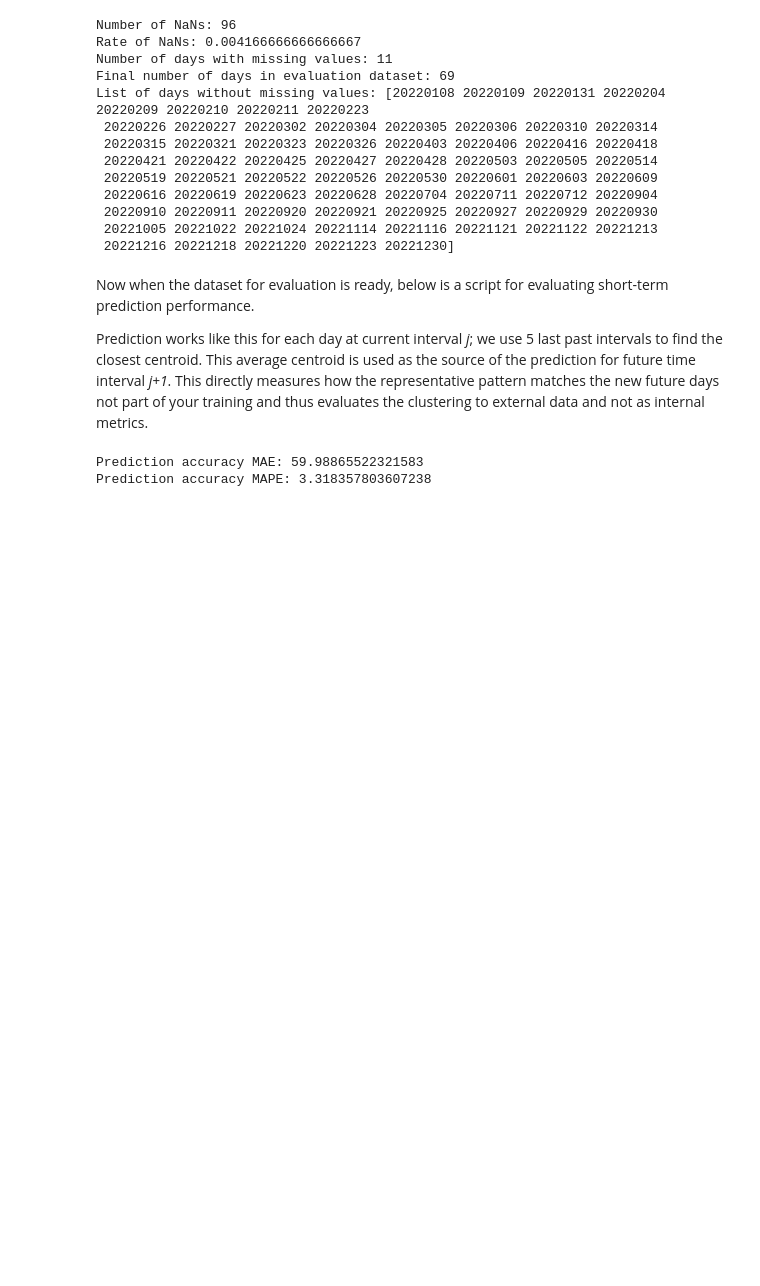
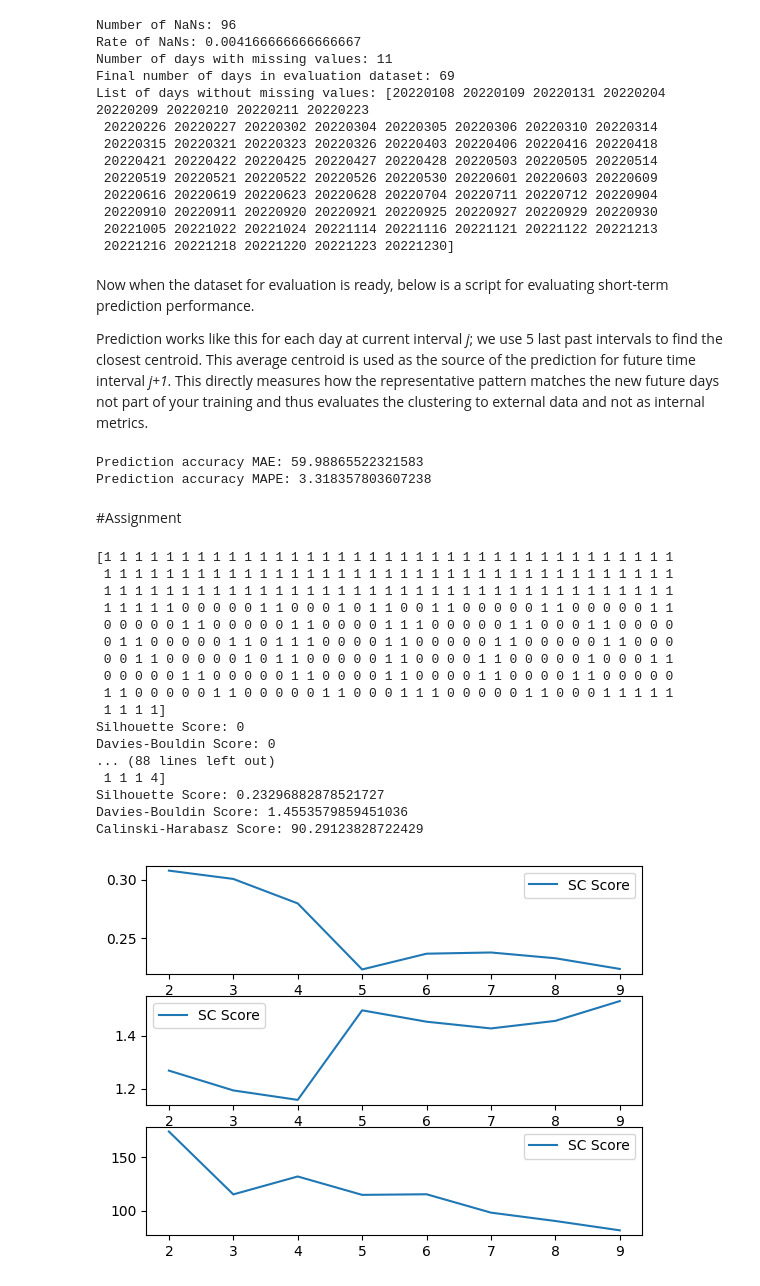
Before and after one commit to zhenliangma/Applied-AI-in-Transportation, a Jupyter notebook: Exercise_5_Clustering/exercise_5_clustering.ipynb, the cells around one changed output. Saved outputs shown, nothing was run; the diff lists cells and outputs as text; code cells hidden in the pictures; blank space fills up the shorter version.

```diff
--- a/Exercise_5_Clustering/exercise_5_clustering.ipynb
+++ b/Exercise_5_Clustering/exercise_5_clustering.ipynb
@@ -761,3 +761,5 @@ print('Prediction accuracy MAPE:', total_mape / prediction_counts)
 # %% [output]
 Prediction accuracy MAE: 59.98865522321583
 Prediction accuracy MAPE: 3.318357803607238
+# %% [markdown]
+#Assignment
@@ -763,0 +773,72 @@ Prediction accuracy MAPE: 3.318357803607238
+# %%
+SC_score =[0,0,0,0,0,0,0,0,0,0,0]
+DB_score =[0,0,0,0,0,0,0,0,0,0,0]
+CH_score =[0,0,0,0,0,0,0,0,0,0,0]
+x = [0,1,2,3,4,5,6,7,8,9,10]
+for i in range(2,10):
+  n_clusters = i
+  clusters = None
+  #print(np.where(nans_per_day > 0)[0])
+  vectorized_day_dataset_no_nans = vectorized_day_dataset[np.where(nans_per_day == 0)[0],:]
+  days_not_nans = days[np.where(nans_per_day == 0)[0]]
+
+  # BELOW lines enables you to comment in and out clustering method you want to use note that GMM have different ouput and thus labels are extracted differently
+  clusters = KMeans(n_clusters=n_clusters, random_state=0, n_init="auto").fit(vectorized_day_dataset_no_nans) # check the parameters at https://scikit-learn.org/stable/modules/generated/sklearn.cluster.KMeans.html
+  #clusters = AgglomerativeClustering(n_clusters=n_clusters,metric='euclidean', linkage='ward').fit(vectorized_day_dataset_no_nans) # check the parameters at https://scikit-learn.org/stable/modules/generated/sklearn.cluster.AgglomerativeClustering.html
+  #clusters = DBSCAN(eps=500, min_samples = 2).fit(vectorized_day_dataset_no_nans) # check the parameters at https://scikit-learn.org/stable/modules/generated/sklearn.cluster.DBSCAN.html
+
+  if clusters is not None:
+    cluster_labels = clusters.labels_
+
+  #cluster_labels = GaussianMixture(n_components=n_clusters).fit(vectorized_day_dataset_no_nans).predict(vectorized_day_dataset_no_nans) #check the parameters at  https://scikit-learn.org/stable/auto_examples/mixture/plot_gmm_init.html#sphx-glr-auto-examples-mixture-plot-gmm-init-py
+
+
+  print(cluster_labels)
+
+
+  # Calculate the Silhouette Score
+  SC_score[i] = silhouette_score(vectorized_day_dataset_no_nans, cluster_labels)
+  # Silhouette Score measures the quality of clusters, higher values indicate better separation.
+
+  # Calculate the Davies-Bouldin Score
+  DB_score[i] = davies_bouldin_score(vectorized_day_dataset_no_nans, cluster_labels)
+  # Davies-Bouldin Score measures the average similarity between each cluster and its most similar cluster, lower values indicate better separation.
+
+  # Calculate the Calinski-Harabasz Score
+  CH_score[i] = calinski_harabasz_score(vectorized_day_dataset_no_nans, cluster_labels)
+  # Calinski-Harabasz Score measures the ratio of between-cluster variance to within-cluster variance, higher values indicate better separation.
+
+  # Print the computed cluster quality scores
+  print('Silhouette Score:', SC_score[i-1])
+  print('Davies-Bouldin Score:', DB_score[i-1])
+  print('Calinski-Harabasz Score:', CH_score[i-1])
+plt.subplot(3, 1, 1)
+plt.plot(x[2:10], SC_score[2:10],label="SC Score")
+plt.legend()
+plt.subplot(3, 1, 2)
+plt.plot(x[2:10], DB_score[2:10],label="SC Score")
+plt.legend()
+plt.subplot(3, 1, 3)
+plt.plot(x[2:10], CH_score[2:10],label="SC Score")
+plt.legend()
+plt.show()
+#4
+# %% [output]
+[1 1 1 1 1 1 1 1 1 1 1 1 1 1 1 1 1 1 1 1 1 1 1 1 1 1 1 1 1 1 1 1 1 1 1 1 1
+ 1 1 1 1 1 1 1 1 1 1 1 1 1 1 1 1 1 1 1 1 1 1 1 1 1 1 1 1 1 1 1 1 1 1 1 1 1
+ 1 1 1 1 1 1 1 1 1 1 1 1 1 1 1 1 1 1 1 1 1 1 1 1 1 1 1 1 1 1 1 1 1 1 1 1 1
+ 1 1 1 1 1 0 0 0 0 0 1 1 0 0 0 1 0 1 1 0 0 1 1 0 0 0 0 0 1 1 0 0 0 0 0 1 1
+ 0 0 0 0 0 1 1 0 0 0 0 0 1 1 0 0 0 0 1 1 1 0 0 0 0 0 1 1 0 0 0 1 1 0 0 0 0
+ 0 1 1 0 0 0 0 0 1 1 0 1 1 1 0 0 0 0 1 1 0 0 0 0 0 1 1 0 0 0 0 0 1 1 0 0 0
+ 0 0 1 1 0 0 0 0 0 1 0 1 1 0 0 0 0 0 1 1 0 0 0 0 1 1 0 0 0 0 0 1 0 0 0 1 1
+ 0 0 0 0 0 1 1 0 0 0 0 0 1 1 0 0 0 0 1 1 0 0 0 0 1 1 0 0 0 0 1 1 0 0 0 0 0
+ 1 1 0 0 0 0 0 1 1 0 0 0 0 0 1 1 0 0 0 1 1 1 0 0 0 0 0 1 1 0 0 0 1 1 1 1 1
+ 1 1 1 1]
+Silhouette Score: 0
+Davies-Bouldin Score: 0
+... (88 lines left out)
+ 1 1 1 4]
+Silhouette Score: 0.23296882878521727
+Davies-Bouldin Score: 1.4553579859451036
+Calinski-Harabasz Score: 90.29123828722429
+[figure, added]
```
Also changed, not shown: parts of 6 cells of this notebook.
